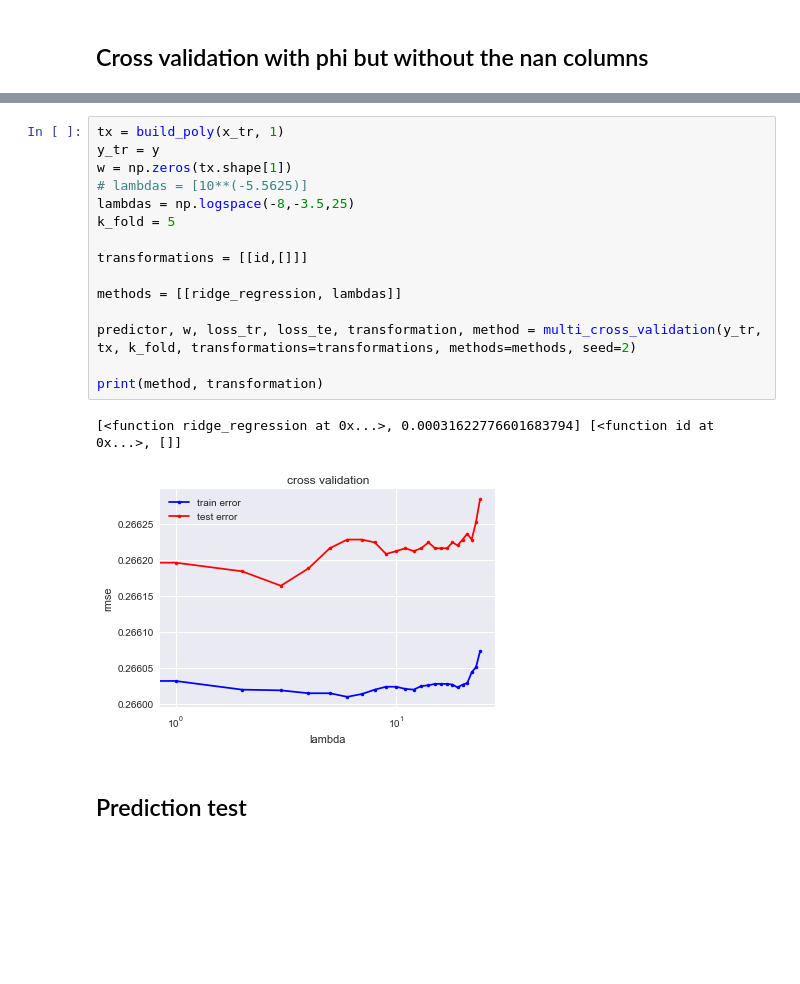
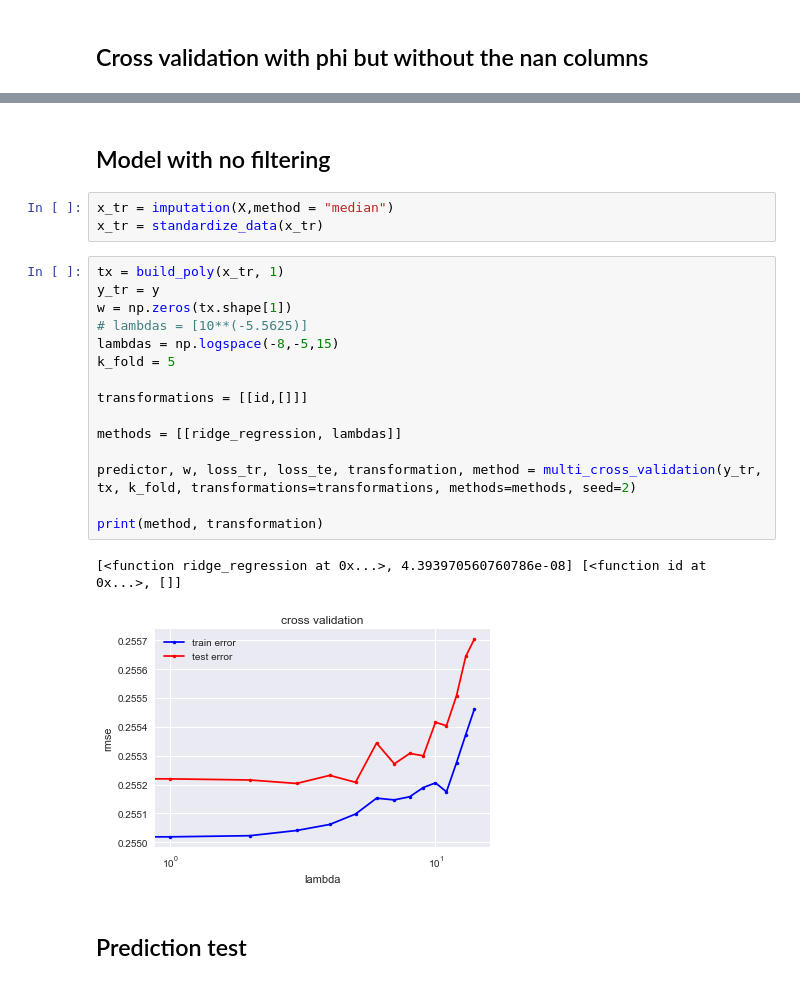
Before and after one commit to dufourc1/ML_CS433_project1, a Jupyter notebook: src/exploring_data_Marie_version.ipynb, the cells around one changed output, grey strips where cells are left out. Saved outputs shown, nothing was run; the diff lists cells and outputs as text; blank space fills up the shorter version.

```diff
--- a/src/exploring_data_Marie_version.ipynb
+++ b/src/exploring_data_Marie_version.ipynb
@@ -555,21 +523,26 @@ x_tr = inputation(x_tr_nanout,method = "median")
+# %% [markdown]
+## Model with no filtering
+# %%
+x_tr = imputation(X,method = "median")
+x_tr = standardize_data(x_tr)
 # %%
 tx = build_poly(x_tr, 1)
 y_tr = y
 w = np.zeros(tx.shape[1])
 # lambdas = [10**(-5.5625)]
-lambdas = np.logspace(-8,-3.5,25)
+lambdas = np.logspace(-8,-5,15)
 k_fold = 5
 
 transformations = [[id,[]]]
 
 methods = [[ridge_regression, lambdas]]
 
 predictor, w, loss_tr, loss_te, transformation, method = multi_cross_validation(y_tr, tx, k_fold, transformations=transformations, methods=methods, seed=2)
 
 print(method, transformation)
 # %% [output]
-[<function ridge_regression at 0x...>, 0.00031622776601683794] [<function id at 0x...>, []]
+[<function ridge_regression at 0x...>, 4.393970560760786e-08] [<function id at 0x...>, []]
-[figure, old version]
+[figure, new version]
 # %% [markdown]
 ## Prediction test
 # %%
```
Also changed, not shown: parts of 98 cells of this notebook.
